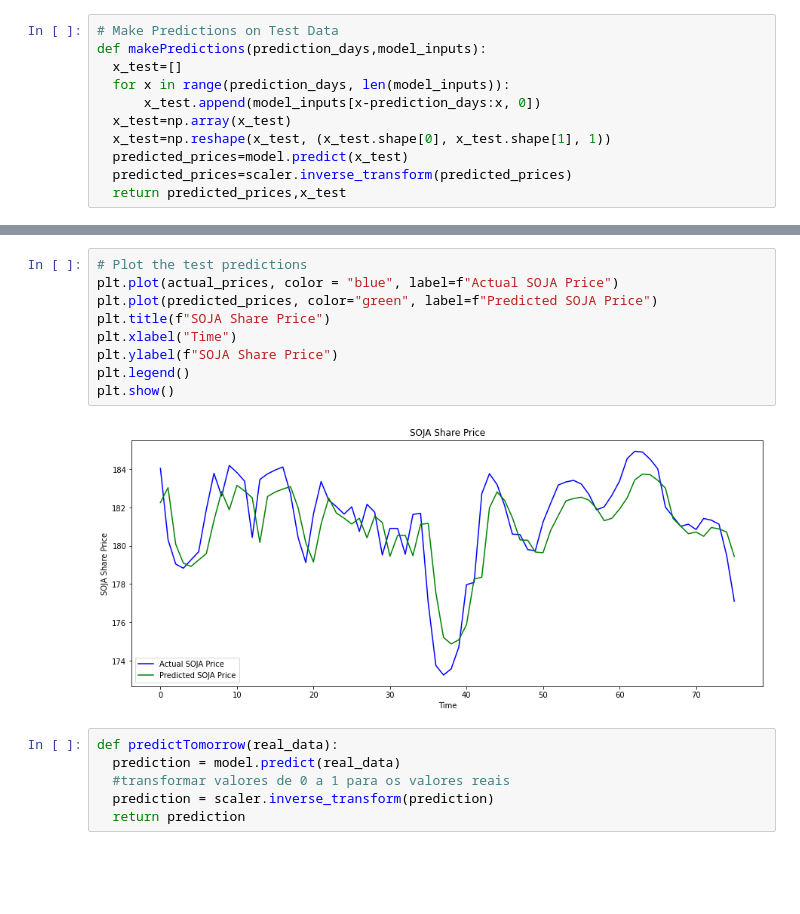
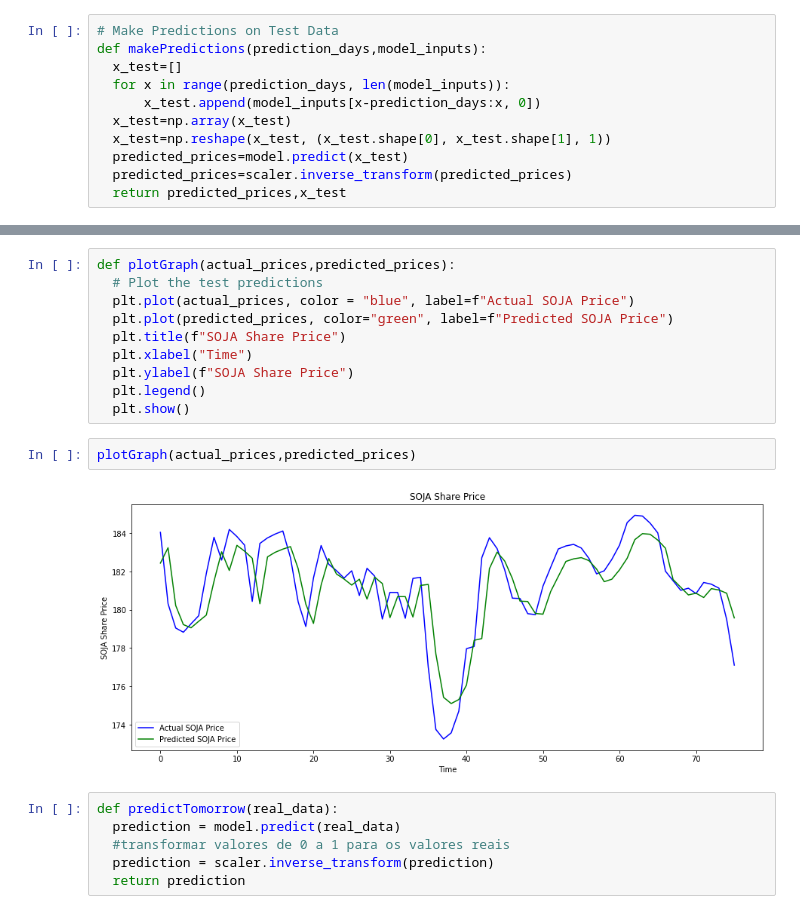
Before and after one commit to GuilhermeHachimine/Collab, a Jupyter notebook: soja_predicting_price_AI.ipynb, the cells around one changed output, grey strips where cells are left out. Drawn from its saved outputs; the diff is of its cells as text; blank space fills up the shorter version.

```diff
--- a/soja_predicting_price_AI.ipynb
+++ b/soja_predicting_price_AI.ipynb
@@ -176,14 +176,17 @@ predicted_prices,x_test = makePredictions(prediction_days,model_inputs)
 # %%
-# Plot the test predictions
-plt.plot(actual_prices, color = "blue", label=f"Actual SOJA Price")
-plt.plot(predicted_prices, color="green", label=f"Predicted SOJA Price")
-plt.title(f"SOJA Share Price")
-plt.xlabel("Time")
-plt.ylabel(f"SOJA Share Price")
-plt.legend()
-plt.show()
+def plotGraph(actual_prices,predicted_prices):
+  # Plot the test predictions
+  plt.plot(actual_prices, color = "blue", label=f"Actual SOJA Price")
+  plt.plot(predicted_prices, color="green", label=f"Predicted SOJA Price")
+  plt.title(f"SOJA Share Price")
+  plt.xlabel("Time")
+  plt.ylabel(f"SOJA Share Price")
+  plt.legend()
+  plt.show()
-# %% [output]
-[figure, removed]
+# %%
+plotGraph(actual_prices,predicted_prices)
+# %% [output]
+[figure, added]
 # %%
 def predictTomorrow(real_data):
   prediction = model.predict(real_data)
```
Also changed, not shown: parts of 4 cells of this notebook.
